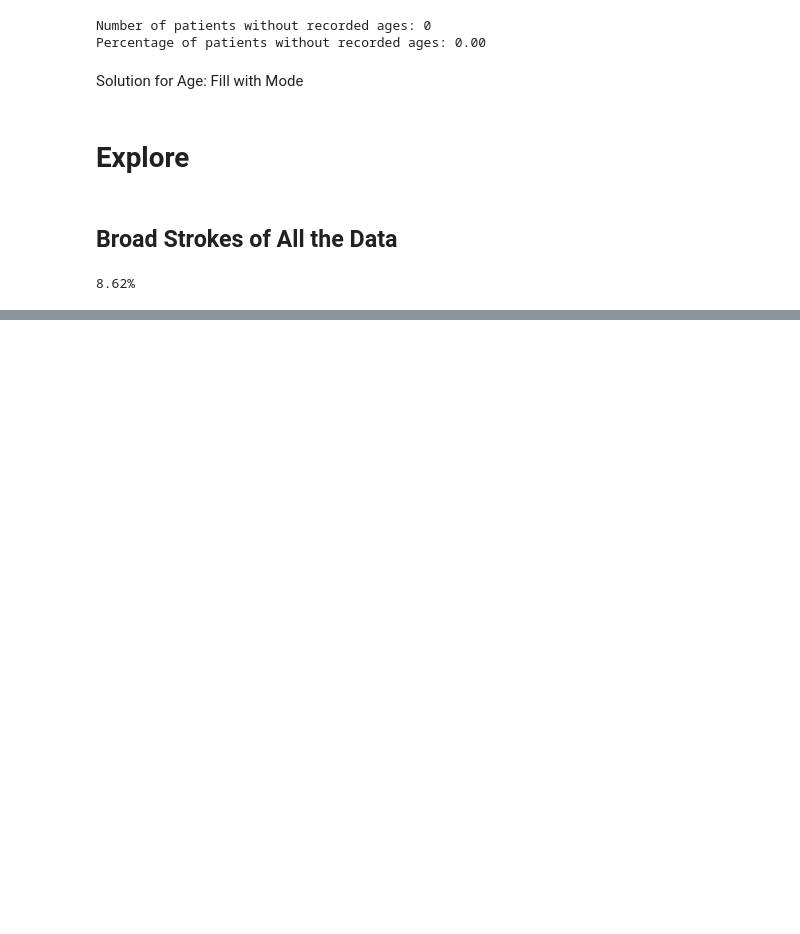
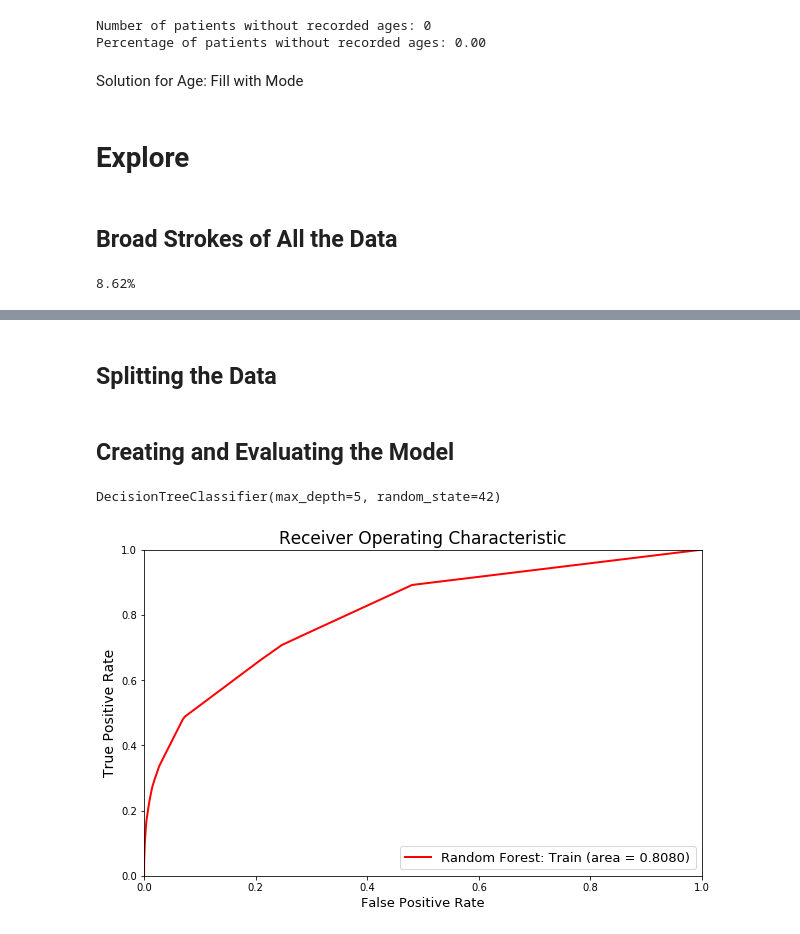
Before and after one commit to curie-capstone/predicting-patient-outcomes, a Jupyter notebook: shay/shay.ipynb, the cells around one changed output, grey strips where cells are left out. Drawn from its saved outputs; the diff is of its cells as text; code cells hidden in the pictures; blank space fills up the shorter version.

Commit message:
Decision Tree Model

```diff
--- a/shay/shay.ipynb
+++ b/shay/shay.ipynb
@@ -112,0 +125,2 @@ print("{:.2%}".format(total_dead/len(df)))
+# %% [markdown]
+## Splitting the Data
@@ -112,0 +129,8 @@ print("{:.2%}".format(total_dead/len(df)))
+# %%
+X = df.drop(columns=['hospital_death'])
+# %%
+y = df.hospital_death
+# %%
+X_train, X_test, y_train, y_test = train_test_split(X, y, test_size=.2, random_state=42, stratify=y)
+# %% [markdown]
+## Creating and Evaluating the Model
@@ -112,0 +140,22 @@ print("{:.2%}".format(total_dead/len(df)))
+# %%
+tree = DecisionTreeClassifier(max_depth=5, random_state=42)
+tree.fit(X_train, y_train)
+# %% [output]
+DecisionTreeClassifier(max_depth=5, random_state=42)
+# %%
+plt.figure(figsize=(10,6))
+
+y_pred = tree.predict_proba(X_train)[:,1]
+fpr, tpr, thresholds = roc_curve(y_train, y_pred)
+plt.plot(fpr, tpr, color='red', lw=2, label='Random Forest: Train (area = %0.4f)' % auc(fpr, tpr))
+
+# plt.plot([0, 1], [0, 1], color='navy', lw=2, linestyle= '-', label = 'Random Guess')
+plt.xlim([0.0, 1.0])
+plt.ylim([0.0, 1.0])
+plt.xlabel('False Positive Rate', fontsize=13)
+plt.ylabel('True Positive Rate', fontsize=14)
+plt.title('Receiver Operating Characteristic', fontsize=17)
+plt.legend(loc='lower right', fontsize=13)
+plt.show()
+# %% [output]
+[figure, added]
```
Also changed, not shown: parts of 17 cells of this notebook.
